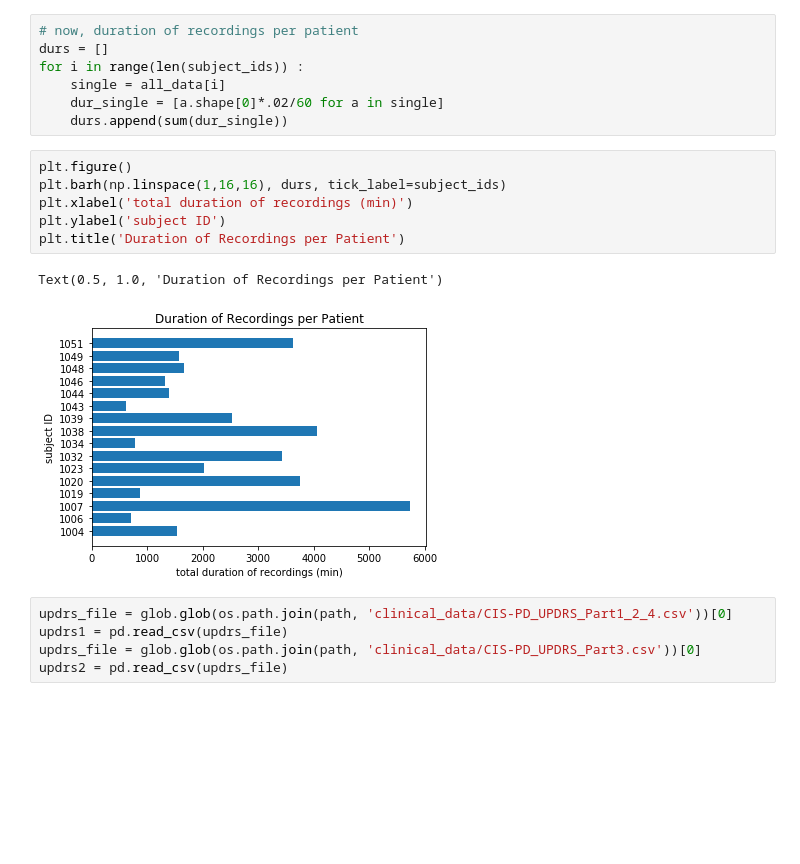
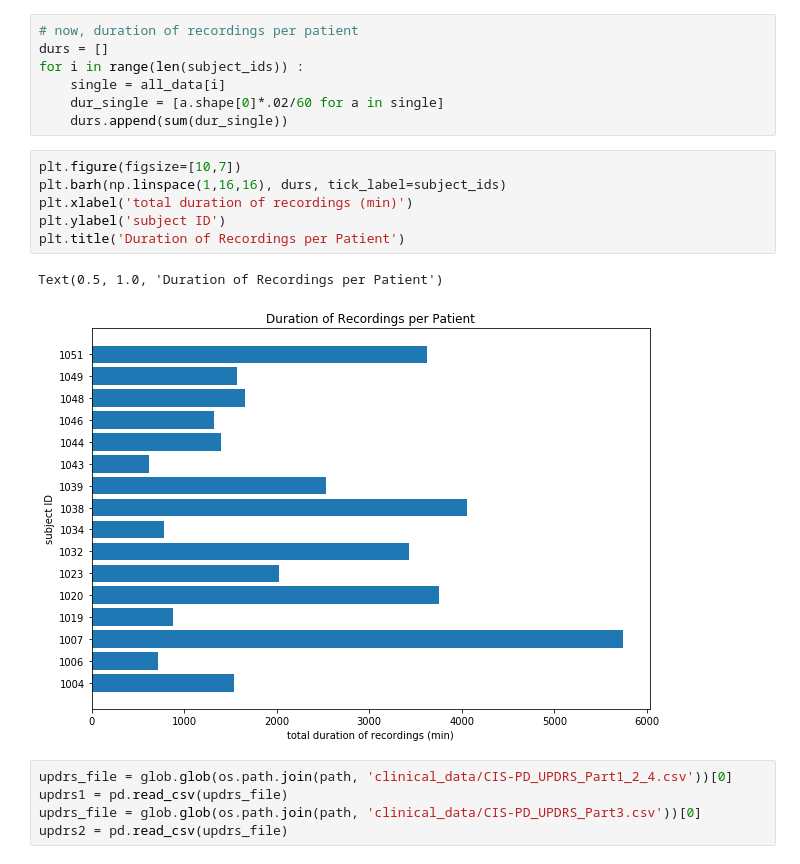
Before and after one commit to usarawgi911/PD-mlhc, a Jupyter notebook: demographics.ipynb, the cells around one changed output. Cells and saved outputs as stored; diff of their text form; blank space fills up the shorter version.

```diff
--- a/demographics.ipynb
+++ b/demographics.ipynb
@@ -52,14 +52,14 @@ for i in range(len(subject_ids)) :
     dur_single = [a.shape[0]*.02/60 for a in single]
     durs.append(sum(dur_single))
 # %%
-plt.figure()
+plt.figure(figsize=[10,7])
 plt.barh(np.linspace(1,16,16), durs, tick_label=subject_ids)
 plt.xlabel('total duration of recordings (min)')
 plt.ylabel('subject ID')
 plt.title('Duration of Recordings per Patient')
 # %% [output]
 Text(0.5, 1.0, 'Duration of Recordings per Patient')
-[figure, old version]
+[figure, new version]
 # %%
 updrs_file = glob.glob(os.path.join(path, 'clinical_data/CIS-PD_UPDRS_Part1_2_4.csv'))[0]
 updrs1 = pd.read_csv(updrs_file)
```
Also changed, not shown: parts of 3 cells of this notebook.
